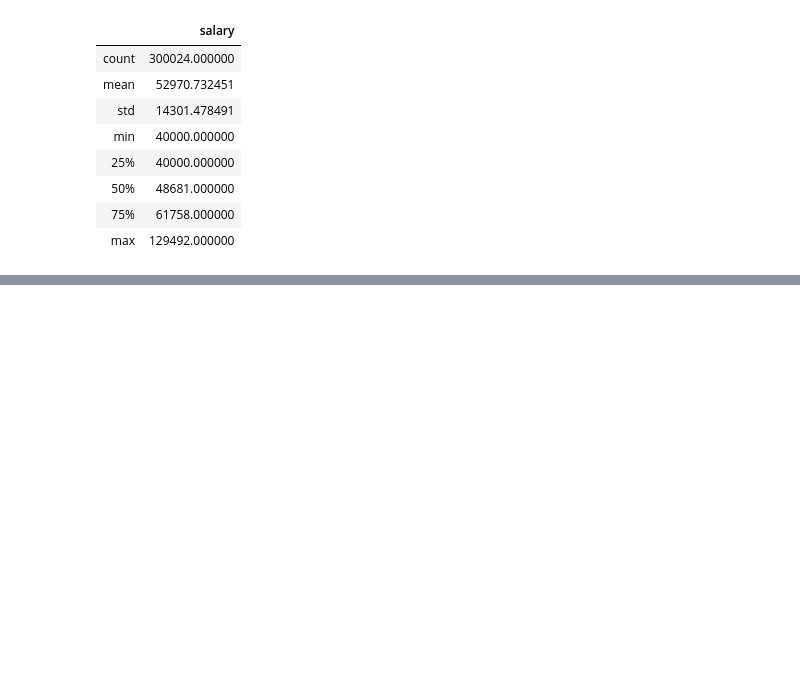
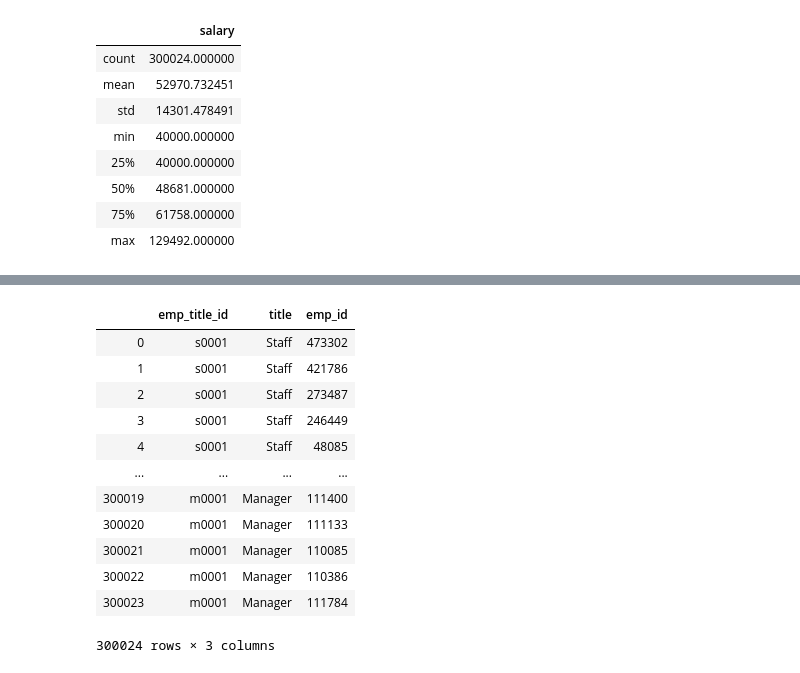
Before and after one commit to JeremyBrent/SQL_challenge, a Jupyter notebook: analysis.ipynb, the cells around one changed output, grey strips where cells are left out. Saved outputs shown, nothing was run; the diff lists cells and outputs as text; code cells hidden in the pictures; blank space fills up the shorter version.

```diff
--- a/analysis.ipynb
+++ b/analysis.ipynb
@@ -31,0 +46,19 @@ array([ 40000.        ,  46428.57142857,  52857.14285714,  59285.71428571,
+# %%
+employees = pd.read_sql("Select emp_id, emp_title_id from employees",conn)
+employees
+merge1 = pd.merge(job_title,employees,on="emp_title_id")
+merge1
+# %% [output]
+|  | emp_title_id | title | emp_id |
+| 0 | s0001 | Staff | 473302 |
+| 1 | s0001 | Staff | 421786 |
+| 2 | s0001 | Staff | 273487 |
+| 3 | s0001 | Staff | 246449 |
+| 4 | s0001 | Staff | 48085 |
+| ... | ... | ... | ... |
+| 300019 | m0001 | Manager | 111400 |
+| 300020 | m0001 | Manager | 111133 |
+| 300021 | m0001 | Manager | 110085 |
+| 300022 | m0001 | Manager | 110386 |
+| 300023 | m0001 | Manager | 111784 |
+300024 rows × 3 columns
```
Also changed, not shown: parts of 8 cells of this notebook.
